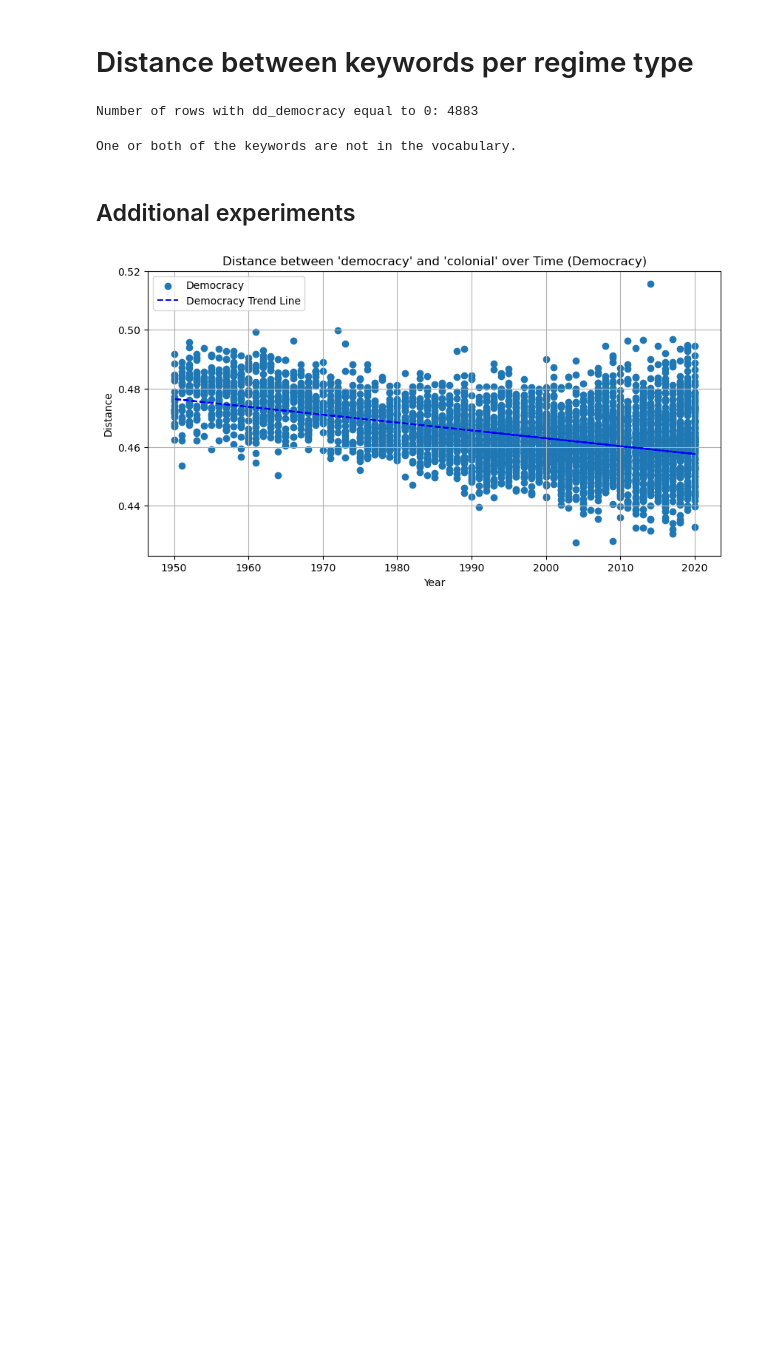
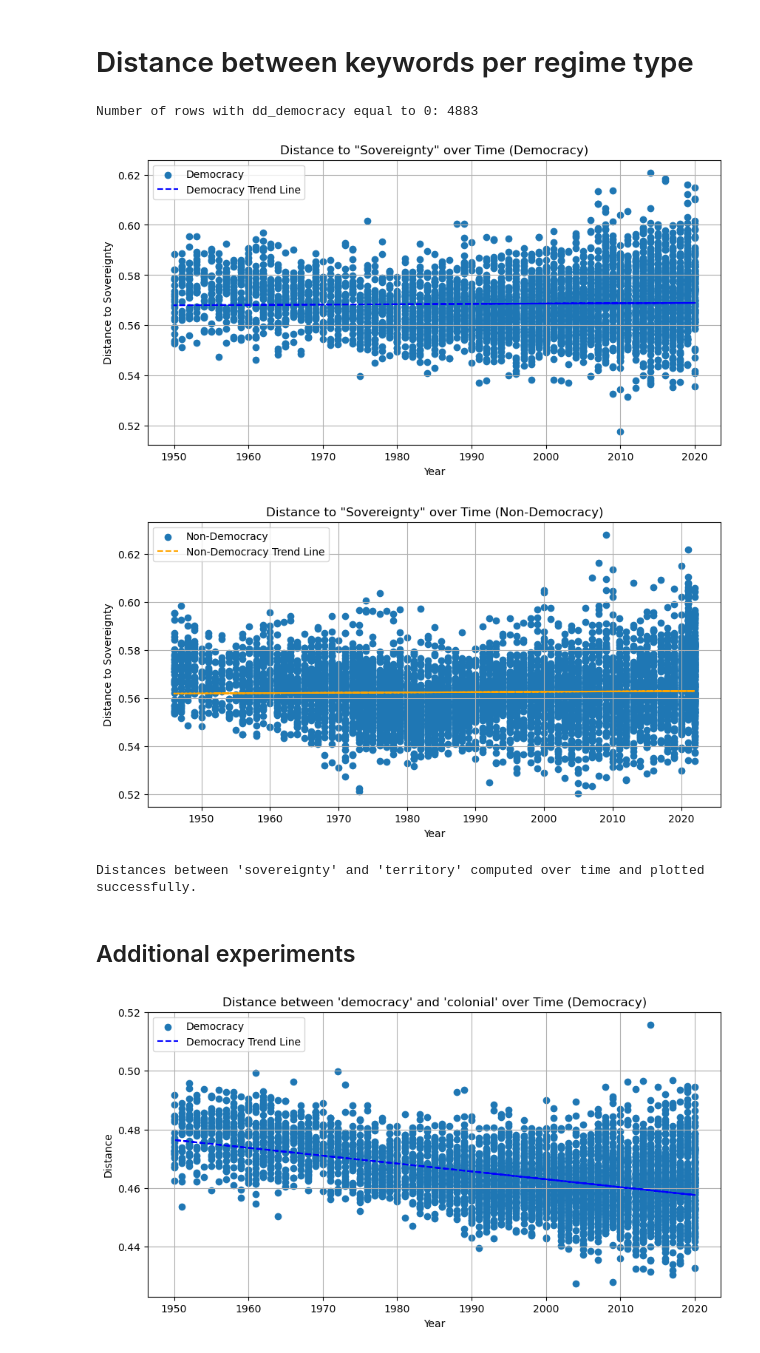
Before and after one commit to Jihyeonbae/UNGDC, a Jupyter notebook: script/exploratory/static/static_word_embedding.ipynb, the cells around one changed output. Cells and saved outputs as stored; diff of their text form; code cells hidden in the pictures; blank space fills up the shorter version.

```diff
--- a/script/exploratory/static/static_word_embedding.ipynb
+++ b/script/exploratory/static/static_word_embedding.ipynb
@@ -46,6 +41,11 @@ from sklearn.metrics.pairwise import cosine_similarity
 # Load embeddings
 glove = api.load("glove-wiki-gigaword-100")
 
+# Load the input
+df = pd.read_csv('../../data/processed/meta.csv')
+
+output_folder = "../../../output/embedding_glove"
+os.makedirs(output_folder, exist_ok=True)
 
 speeches = df['text'].tolist()
 
@@ -159,7 +147,7 @@ Number of rows with dd_democracy equal to 0: 4883
 import matplotlib.pyplot as plt
 from scipy.stats import linregress  # Import linregress for computing the trend line
 
-keyword1 = "principle_of_sovereignty"
+keyword1 = "sovereignty"
 keyword2 = "territory"
 
 if keyword1 in glove.key_to_index and keyword2 in glove.key_to_index:
@@ -181,34 +169,36 @@ if keyword1 in glove.key_to_index and keyword2 in glove.key_to_index:
 
     # Plot distance over time for democracy regime with trend line
     plt.figure(figsize=(10, 5))
     plt.scatter(df[df['dd_democracy'] == 1]['year'], distances_democracy, label='Democracy')
     slope_dem, intercept_dem, _, _, _ = linregress(df[df['dd_democracy'] == 1]['year'], distances_democracy)
     trend_line_dem = slope_dem * df[df['dd_democracy'] == 1]['year'] + intercept_dem
     plt.plot(df[df['dd_democracy'] == 1]['year'], trend_line_dem, color='blue', linestyle='--', label='Democracy Trend Line')
     plt.xlabel('Year')
     plt.ylabel('Distance')
     plt.title('Distance between "Territory" and "Sovereignty" over Time (Democracy)')
     plt.legend()
     plt.grid(True)
     plt.show()
 
     plt.figure(figsize=(10, 5))
     plt.scatter(years_non_democracy, distances_non_democracy, label='Non-Democracy')
     slope_non_dem, intercept_non_dem, _, _, _ = linregress(years_non_democracy, distances_non_democracy)
     trend_line_non_dem = slope_non_dem * np.array(years_non_democracy) + intercept_non_dem
     plt.plot(years_non_democracy, trend_line_non_dem, color='orange', linestyle='--', label='Non-Democracy Trend Line')
     plt.xlabel('Year')
     plt.ylabel('Distance')
     plt.title('Distance between "Territory" and "Sovereignty" over Time (Non-Democracy)')
     plt.legend()
     plt.grid(True)
     plt.show()
 
     print(f"Distances between '{keyword1}' and '{keyword2}' computed over time and plotted successfully.")
 else:
     print("One or both of the keywords are not in the vocabulary.")
 # %% [output]
+[figure, added]
+[figure, added]
-One or both of the keywords are not in the vocabulary.
+Distances between 'sovereignty' and 'territory' computed over time and plotted successfully.
 # %% [markdown]
 ## Additional experiments
 # %%
```
Also changed, not shown: parts of 3 cells of this notebook, 8 other files.
